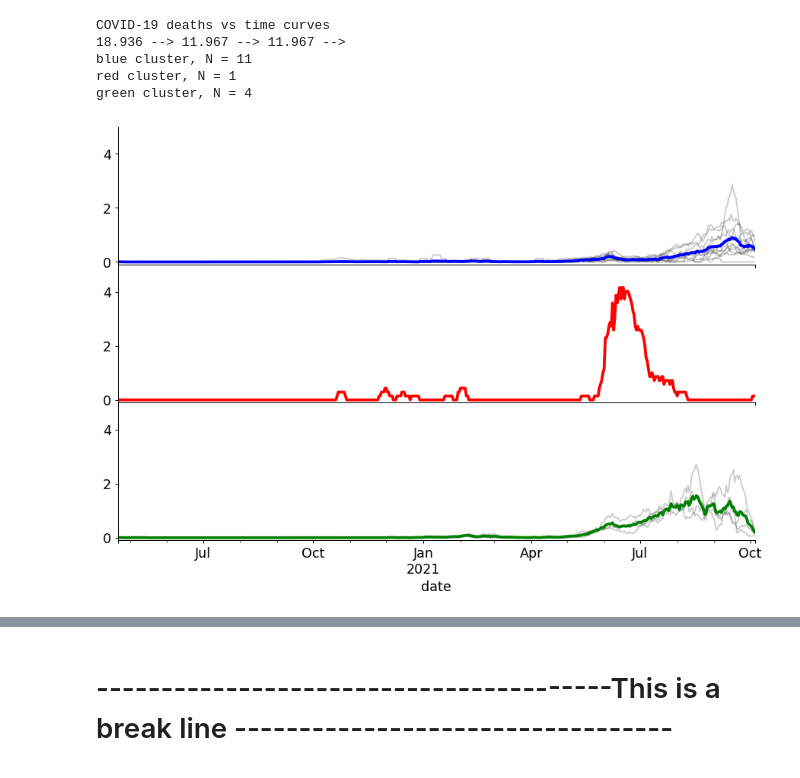
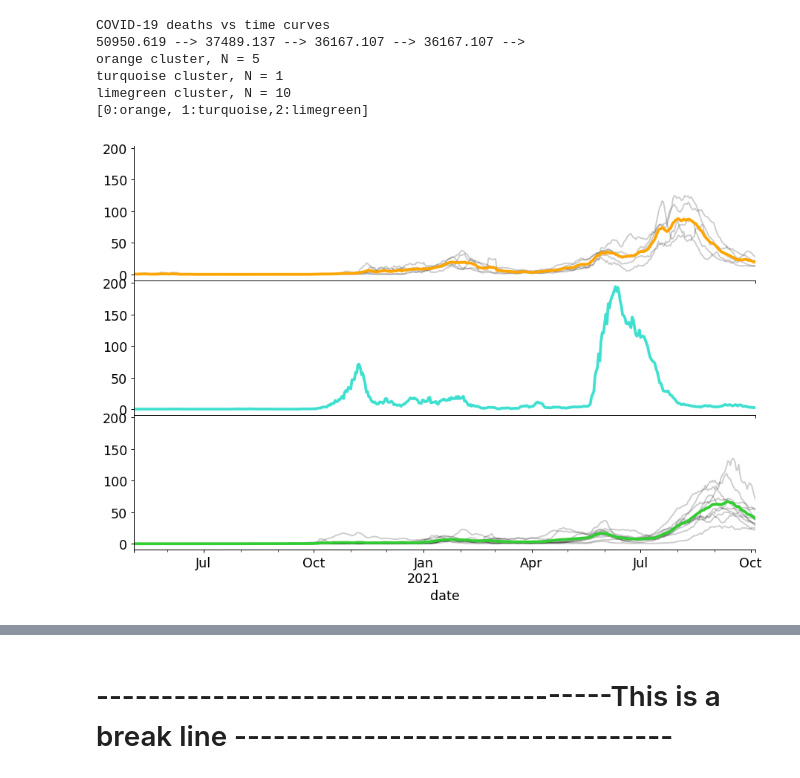
Before and after one commit to BingQuanChua/COVID-19-Msia-Cases-And-Vaccination, a Jupyter notebook: Data_Mining_Clustering.ipynb, the cells around one changed output, grey strips where cells are left out. Drawn from its saved outputs; the diff is of its cells as text; code cells hidden in the pictures.

```diff
--- a/Data_Mining_Clustering.ipynb
+++ b/Data_Mining_Clustering.ipynb
@@ -65,42 +67,43 @@ ax.xaxis.tick_top();
 # %%
 from tslearn.utils import to_time_series_dataset
 cluster = 3
-df = df_pT.iloc[:,35:]
+df = df_pT.iloc[:,100:]
 X_train = df.rolling(7, axis=1, min_periods=1).mean().fillna(0)
-colors = ['blue', 'red', 'green']
-names = ['blue cluster','red cluster','green cluster']
+colors = ['orange', 'turquoise', 'limegreen']
+names = ['orange cluster','turquoise cluster','limegreen cluster']
 seed = 1
 np.random.seed(seed)
 X_train = to_time_series_dataset(X_train.copy())
 
 print('COVID-19 deaths vs time curves')
 km = TimeSeriesKMeans(n_clusters=cluster, verbose=True, random_state=seed,
                          max_iter=10)
 
 y_pred = km.fit_predict(X_train)
 clusters = pd.Series(data=y_pred, index=df.index)
 
-f, (ax1, ax2, ax3) = plt.subplots(3, sharex=True, sharey=True,figsize=(12,8 ))
+f, (ax1, ax2, ax3) = plt.subplots(3, sharex=True, sharey=True,figsize=(12,8))
 
 for yi,cl,xs in zip(range(cluster),[0,1,2],[ax1,ax2,ax3]):
     data = df.rolling(7, axis=1, min_periods=1).mean().fillna(0).loc[clusters[clusters == cl].index]
     data.T.plot(legend=False, alpha=.2,color='black', ax=xs)
     data.mean(axis=0).plot(linewidth=3., color=colors[cl], ax=xs)
     n = len(data)
     print('{}, N = {}'.format(names[cl], n))
 
 ax1.spines['top'].set_visible(False)
 ax1.spines['right'].set_visible(False)
 ax2.spines['right'].set_visible(False)
 ax3.spines['right'].set_visible(False)
-
+print("[0:orange, 1:turquoise,2:limegreen]")
 f.subplots_adjust(hspace=0)
-plt.ylim(-0.10, 5)
+#plt.ylim(-10, 220)
 plt.setp([a.get_xticklabels() for a in f.axes[:-1]], visible=False)
 # %% [output]
 COVID-19 deaths vs time curves
-18.936 --> 11.967 --> 11.967 -->
-blue cluster, N = 11
-red cluster, N = 1
-green cluster, N = 4
+50950.619 --> 37489.137 --> 36167.107 --> 36167.107 -->
+orange cluster, N = 5
+turquoise cluster, N = 1
+limegreen cluster, N = 10
+[0:orange, 1:turquoise,2:limegreen]
-[figure, old version]
+[figure, new version]
```
Also changed, not shown: parts of 20 cells of this notebook, 1 other file.
